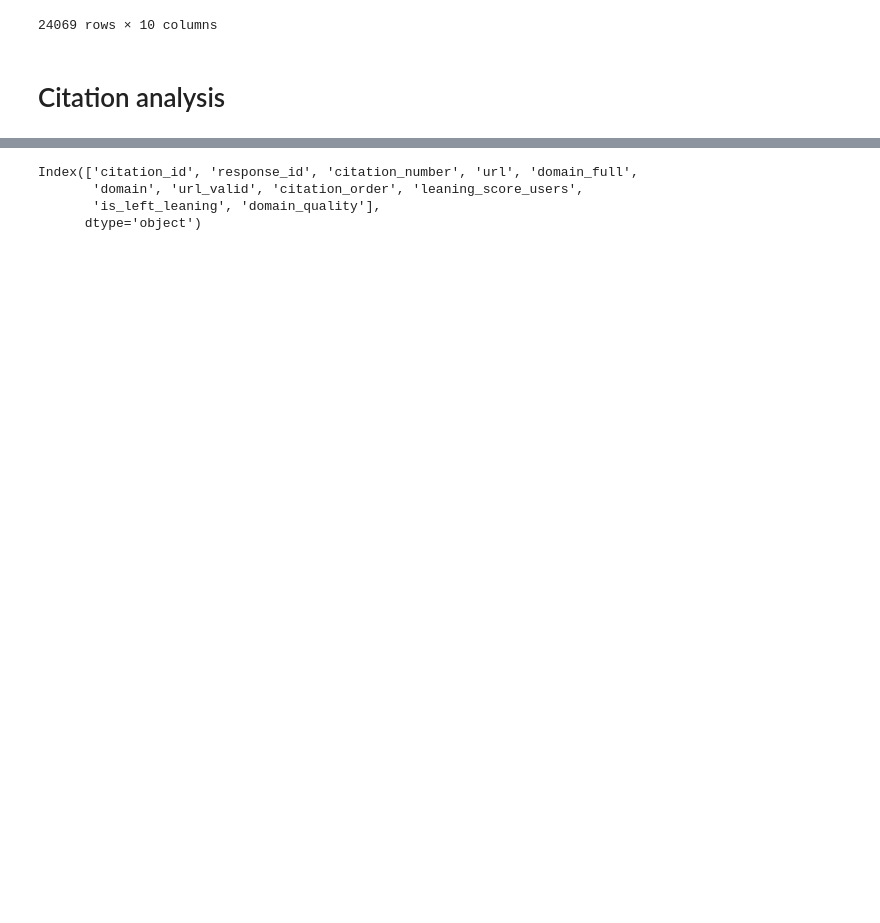
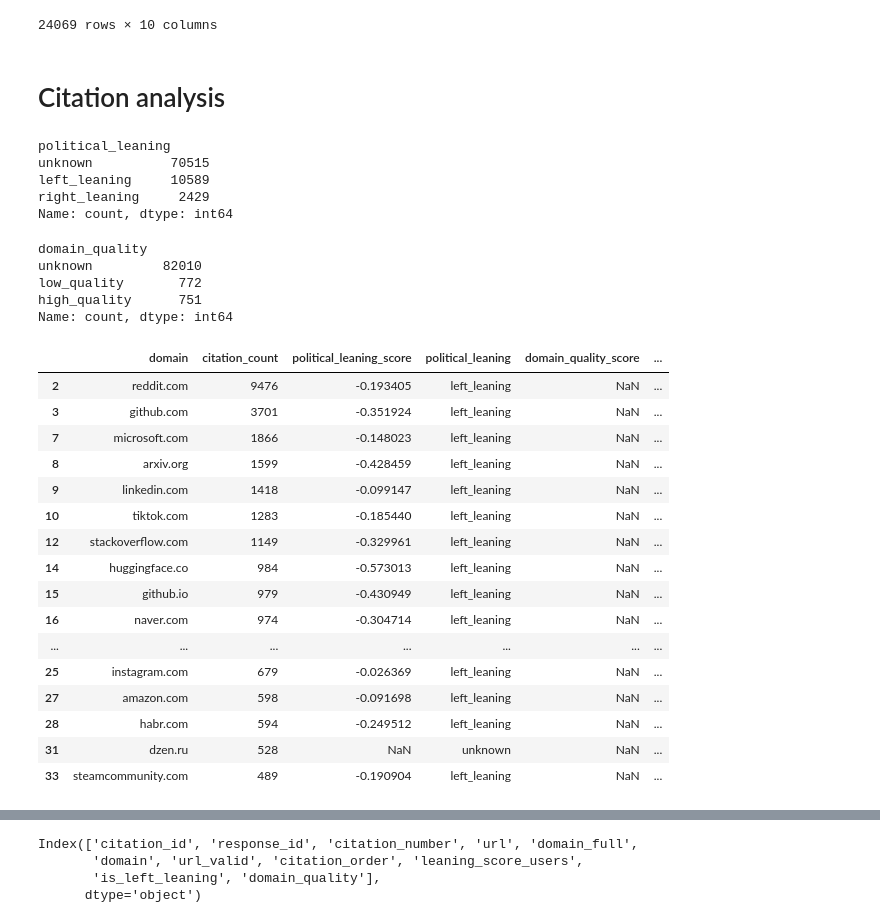
Before and after one commit to yang3kc/ai_search_arena, a Jupyter notebook: notebooks/check_cleaned_data.ipynb, the cells around one changed output, grey strips where cells are left out. Drawn from its saved outputs; the diff is of its cells as text; code cells hidden in the pictures; blank space fills up the shorter version.

```diff
--- a/notebooks/check_cleaned_data.ipynb
+++ b/notebooks/check_cleaned_data.ipynb
@@ -188,3 +188,41 @@ battle_data_df
 # %%
 citations_df = pd.read_parquet(cleaned_arena_data_root / "citations.parquet")
 citations_enriched_df = pd.read_parquet(cleaned_arena_data_root / "citations_enriched.parquet")
+domain_list_df = pd.read_parquet(cleaned_arena_data_root / "domains.parquet")
+domain_enriched_df = pd.read_parquet(cleaned_arena_data_root / "domains_enriched.parquet")
+# %%
+domain_enriched_df.political_leaning.value_counts()
+# %% [output]
+political_leaning
+unknown          70515
+left_leaning     10589
+right_leaning     2429
+Name: count, dtype: int64
+# %%
+domain_enriched_df.domain_quality.value_counts()
+# %% [output]
+domain_quality
+unknown         82010
+low_quality       772
+high_quality      751
+Name: count, dtype: int64
+# %%
+domain_enriched_df.query("domain_quality == 'unknown'").head(20)
+# %% [output]
+|  | domain | citation_count | political_leaning_score | political_leaning | domain_quality_score | ... |
+| 2 | reddit.com | 9476 | -0.193405 | left_leaning | NaN | ... |
+| 3 | github.com | 3701 | -0.351924 | left_leaning | NaN | ... |
+| 7 | microsoft.com | 1866 | -0.148023 | left_leaning | NaN | ... |
+| 8 | arxiv.org | 1599 | -0.428459 | left_leaning | NaN | ... |
+| 9 | linkedin.com | 1418 | -0.099147 | left_leaning | NaN | ... |
+| 10 | tiktok.com | 1283 | -0.185440 | left_leaning | NaN | ... |
+| 12 | stackoverflow.com | 1149 | -0.329961 | left_leaning | NaN | ... |
+| 14 | huggingface.co | 984 | -0.573013 | left_leaning | NaN | ... |
+| 15 | github.io | 979 | -0.430949 | left_leaning | NaN | ... |
+| 16 | naver.com | 974 | -0.304714 | left_leaning | NaN | ... |
+| ... | ... | ... | ... | ... | ... | ... |
+| 25 | instagram.com | 679 | -0.026369 | left_leaning | NaN | ... |
+| 27 | amazon.com | 598 | -0.091698 | left_leaning | NaN | ... |
+| 28 | habr.com | 594 | -0.249512 | left_leaning | NaN | ... |
+| 31 | dzen.ru | 528 | NaN | unknown | NaN | ... |
+| 33 | steamcommunity.com | 489 | -0.190904 | left_leaning | NaN | ... |
```
Also changed, not shown: parts of 4 cells of this notebook, 1 other file.
